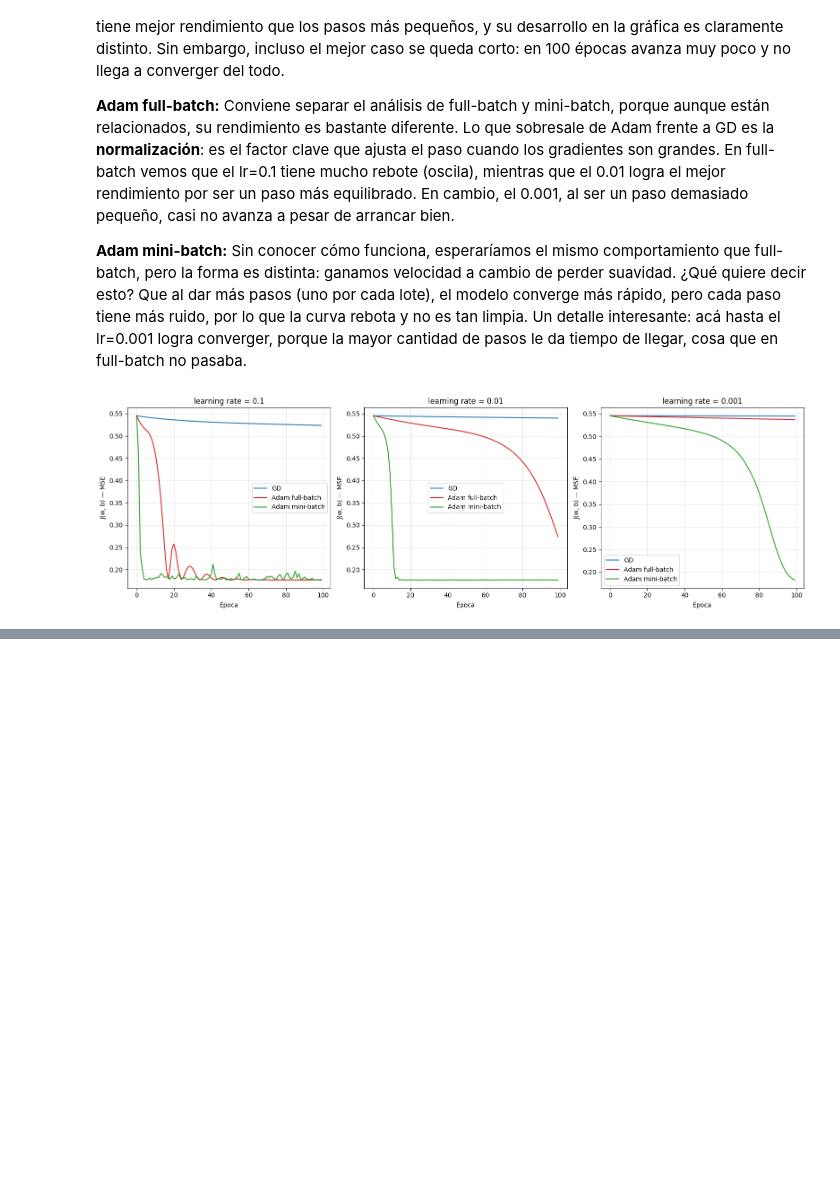
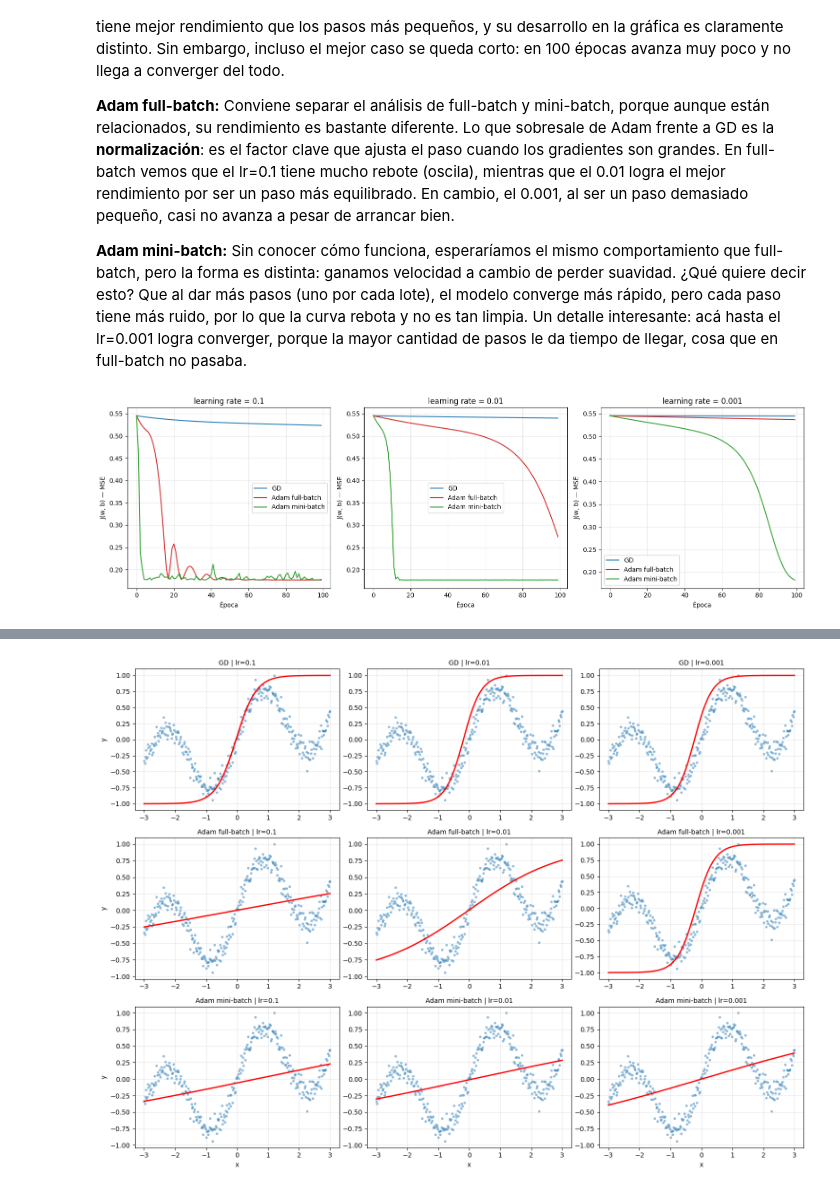
Before and after one commit to bamazonai/aprendizaje_profundo-TPs, a Jupyter notebook: tp1-aprend_prof.ipynb, the cells around one changed output, grey strips where cells are left out. Saved outputs shown, nothing was run; the diff lists cells and outputs as text; code cells hidden in the pictures; blank space fills up the shorter version.

```diff
--- a/tp1-aprend_prof.ipynb
+++ b/tp1-aprend_prof.ipynb
@@ -333,0 +342,67 @@ plt.show()
+# %%
+# 1c) Función aprendida por cada modelo (9 subplots)
+
+# aqui debemos de entrenar cada optimizador guardando los w,b finales (no la curva)
+def entrenar_gd(lr):
+    w, b = w_init, b_init
+    for _ in range(epocas - 1):
+        dw, db = grad(w, b)
+        w -= lr * dw; b -= lr * db
+    return w, b
+
+def entrenar_adam_full(lr):
+    w, b = w_init, b_init
+    mw = mb = vw = vb = 0.0
+    for t in range(1, epocas):
+        dw, db = grad(w, b)
+        mw = beta1*mw + (1-beta1)*dw;  mb = beta1*mb + (1-beta1)*db
+        vw = beta2*vw + (1-beta2)*dw**2; vb = beta2*vb + (1-beta2)*db**2
+        mw_h = mw/(1-beta1**t); mb_h = mb/(1-beta1**t)
+        vw_h = vw/(1-beta2**t); vb_h = vb/(1-beta2**t)
+        w -= lr*mw_h/(np.sqrt(vw_h)+eps); b -= lr*mb_h/(np.sqrt(vb_h)+eps)
+    return w, b
+
+def entrenar_adam_mini(lr):
+    w, b = w_init, b_init
+    mw = mb = vw = vb = 0.0; t = 0
+    for _ in range(epocas - 1):
+        idx = np.random.permutation(n)
+        x_s, y_s = x[idx], y[idx]
+        for ini in range(0, n, batch_size):
+            xb, yb = x_s[ini:ini+batch_size], y_s[ini:ini+batch_size]
+            t += 1
+            dw, db = grad_batch(w, b, xb, yb)
+            mw = beta1*mw + (1-beta1)*dw;  mb = beta1*mb + (1-beta1)*db
+            vw = beta2*vw + (1-beta2)*dw**2; vb = beta2*vb + (1-beta2)*db**2
+            mw_h = mw/(1-beta1**t); mb_h = mb/(1-beta1**t)
+            vw_h = vw/(1-beta2**t); vb_h = vb/(1-beta2**t)
+            w -= lr*mw_h/(np.sqrt(vw_h)+eps); b -= lr*mb_h/(np.sqrt(vb_h)+eps)
+    return w, b
+
+optimizadores = {
+    "GD": entrenar_gd,
+    "Adam full-batch": entrenar_adam_full,
+    "Adam mini-batch": entrenar_adam_mini,
+}
+
+#Grilla de 9 subplots: filas = optimizadores, columnas = learning rate
+fig, axes = plt.subplots(3, 3, figsize=(15, 11))
+x_orden = np.sort(x)   # x ordenado, para dibujar la curva aprendida suave
+
+for fila, (nombre, entrenar) in enumerate(optimizadores.items()):
+    for col, lr in enumerate(learning_rate):
+        w_f, b_f = entrenar(lr)                      # entreno y saco w,b finales
+        y_pred = np.tanh(w_f * x_orden + b_f)        # curva que aprendió
+
+        ax = axes[fila, col]
+        ax.scatter(x, y, s=8, alpha=0.4, label="datos")
+        ax.plot(x_orden, y_pred, 'r-', lw=2, label="modelo")
+        ax.set_title(f"{nombre} | lr={lr}", fontsize=10)
+        ax.grid(alpha=0.3)
+        if fila == 2: ax.set_xlabel("x")
+        if col == 0:  ax.set_ylabel("y")
+
+plt.tight_layout()
+plt.show()
+# %% [output]
+[figure, added]
```
Also changed, not shown: parts of 5 cells of this notebook.
